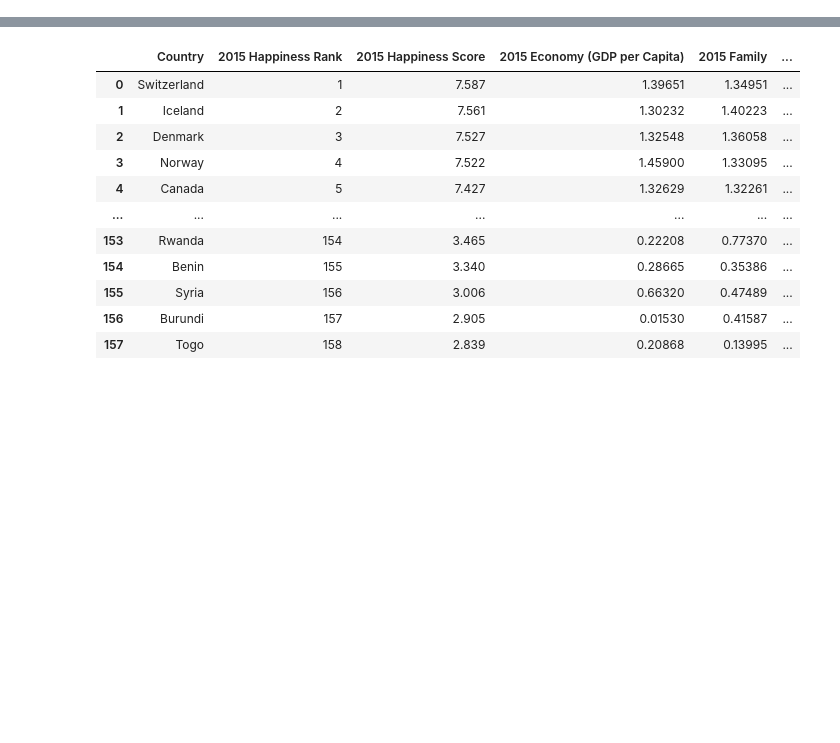
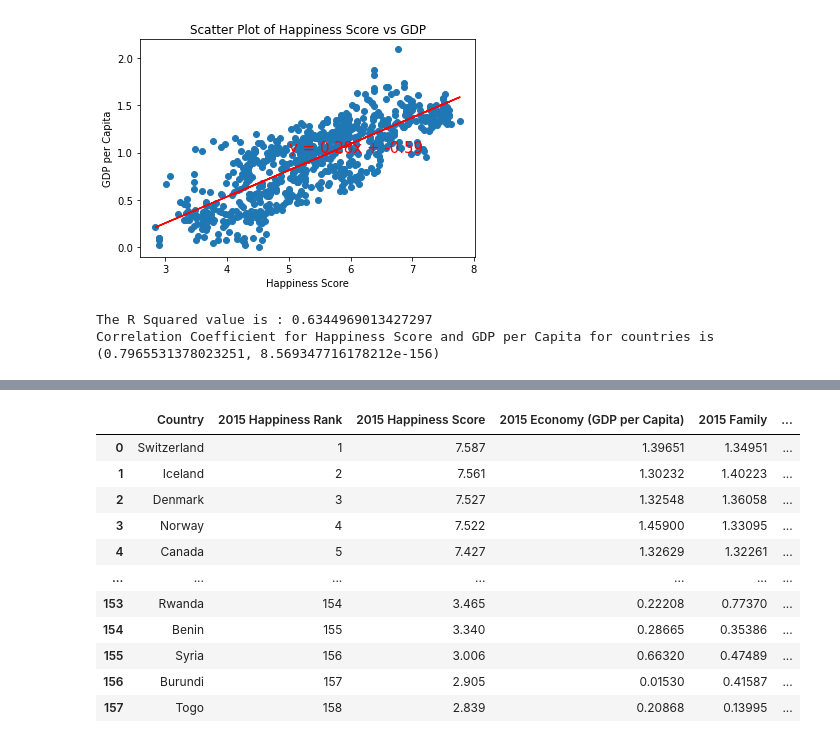
Before and after one commit to AFitzg/Group1---World-Hapiness, a Jupyter notebook: AK Merge.ipynb, the cells around one changed output, grey strips where cells are left out. Cells and saved outputs as stored; diff of their text form; code cells hidden in the pictures; blank space fills up the shorter version.

```diff
--- a/AK Merge.ipynb
+++ b/AK Merge.ipynb
@@ -44,0 +209,36 @@ combine19 = pd.read_csv(Happiness_2019)
+# %%
+score_GDP_2015 = happiness_metadata[["Score_2015","GDP_2015"]]
+score_GDP_2015 = score_GDP_2015.rename(columns={"Score_2015":"Score","GDP_2015":"GDP"})
+score_GDP_2016 = happiness_metadata[["Score_2016","GDP_2016"]]
+score_GDP_2016 = score_GDP_2016.rename(columns={"Score_2016":"Score","GDP_2016":"GDP"})
+score_GDP_2017 = happiness_metadata[["Score_2017","GDP_2017"]]
+score_GDP_2017 = score_GDP_2017.rename(columns={"Score_2017":"Score","GDP_2017":"GDP"})
+score_GDP_2018 = happiness_metadata[["Score_2018","GDP_2018"]]
+score_GDP_2018 = score_GDP_2018.rename(columns={"Score_2018":"Score","GDP_2018":"GDP"})
+score_GDP_2019 = happiness_metadata[["Score_2019","GDP_2019"]]
+score_GDP_2019 = score_GDP_2019.rename(columns={"Score_2019":"Score","GDP_2019":"GDP"})
+score_GDP = pd.concat([score_GDP_2015,score_GDP_2016,score_GDP_2017,score_GDP_2018,score_GDP_2019])
+score_GDP
+#Scatterplot and linear regression between happiness score and GDP for all the years
+x_scatter = score_GDP["Score"]
+y_scatter = score_GDP["GDP"]
+score = score_GDP["Score"]
+gdp = score_GDP["GDP"]
+(slope_gdp, intercept_gdp, rvalue_gdp, pvalue_gdp, stderr_gdp) = linregress(score, gdp)
+regress_values_gdp = score * slope_gdp + intercept_gdp
+line_eq_gdp = "y = " + str(round(slope_gdp,2)) + "x + " + str(round(intercept_gdp,2))
+plt2.scatter(x_scatter,y_scatter)
+plt2.xlabel("Happiness Score")
+plt2.ylabel("GDP per Capita")
+plt2.title("Scatter Plot of Happiness Score vs GDP")
+plt2.plot(score,regress_values_gdp,"r-")
+plt2.annotate(line_eq_gdp,(5,1.0),fontsize=15,color="red")
+plt2.show()
+print("The R Squared value is : "+ str(rvalue_gdp ** 2))
+
+r_gdp = st.pearsonr(score,gdp)
+print("Correlation Coefficient for Happiness Score and GDP per Capita for countries is "+ str(r_gdp))
+# %% [output]
+[figure, added]
+The R Squared value is : 0.6344969013427297
+Correlation Coefficient for Happiness Score and GDP per Capita for countries is (0.7965531378023251, 8.569347716178212e-156)
```
Also changed, not shown: parts of 11 cells of this notebook, 7 other files.
